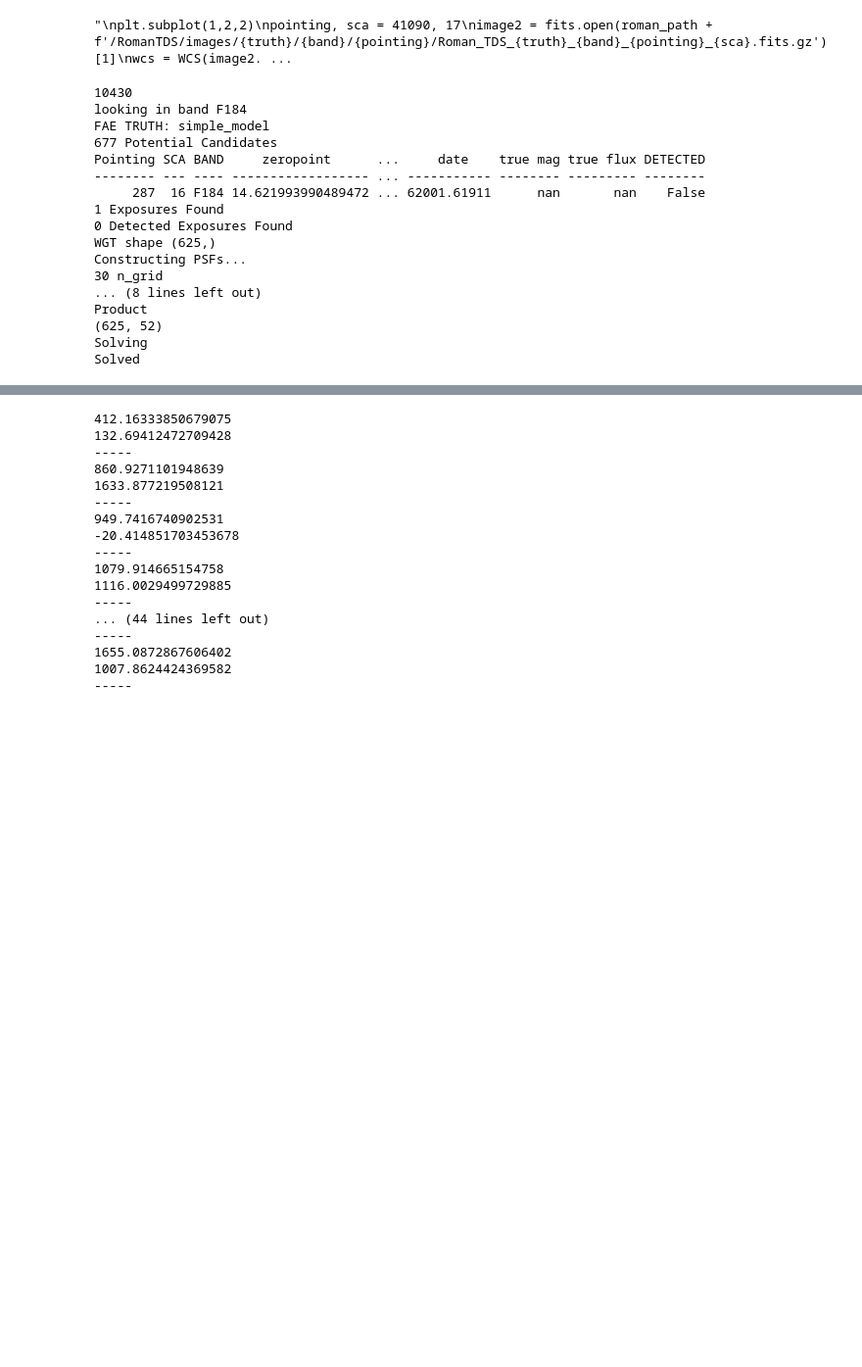
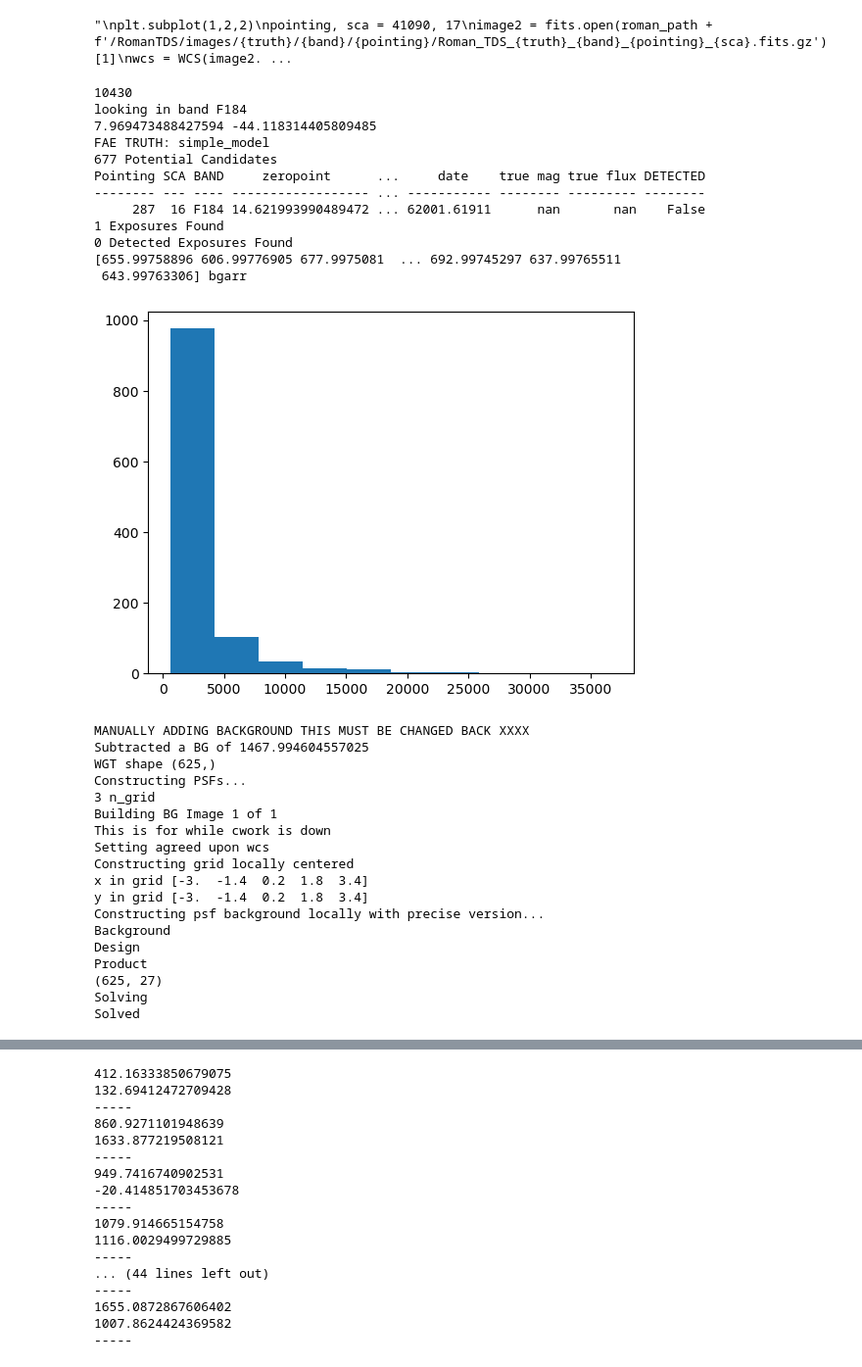
Before and after one commit to Roman-Supernova-PIT/campari, a Jupyter notebook: multismp.ipynb, the cells around one changed output, grey strips where cells are left out. Shown at 98% size. Cells and saved outputs as stored; diff of their text form; code cells hidden in the pictures; blank space fills up the shorter version.

```diff
--- a/multismp.ipynb
+++ b/multismp.ipynb
@@ -742,44 +781,59 @@ plt.scatter(xx,yy,s = 1, color = 'r')
 #ID = 20172782
 
 #ID = 90000055
 #ID = 70000282
 #ID = 20073665
 
 #ID = 50129236
 ID = 20055347
 
 #ID = 30597443
 
 #ID = 20170506
 snpath = '/global/cfs/cdirs/lsst/www/DESC_TD_PUBLIC/Roman+DESC/PQ+HDF5_ROMAN+LSST_LARGE'
 roman_path = '/global/cfs/cdirs/lsst/shared/external/roman-desc-sims/Roman_data'
 pqfile = find_parq(ID, snpath)
 print(pqfile)
 band = 'F184'
 ra, dec, p, s, start, end, peak = SNID_to_loc(ID, pqfile, date = True, band = band, snpath = snpath, roman_path = roman_path)
+print(ra,dec)
 test = MultiDetection(ra, dec, p, s, band, start, end, peak, snid = ID)
-nbg = 30
+nbg = 3
 
-test.runPhotometry(background = False, err = False, n_grid = nbg, maxbg = 0, maxdet = -1, roman_path = roman_path, \
-                  pointing_list = None, SCA_list = None, bare_bones = True)
+test.runPhotometry(background = True, err = False, n_grid = nbg, maxbg = 0, maxdet = -1, roman_path = roman_path, \
+                  pointing_list = None, SCA_list = None, bare_bones = False, precise = True)
 # %% [output]
 10430
 looking in band F184
+7.969473488427594 -44.118314405809485
 FAE TRUTH: simple_model
 677 Potential Candidates
 Pointing SCA BAND     zeropoint      ...     date    true mag true flux DETECTED
 -------- --- ---- ------------------ ... ----------- -------- --------- --------
      287  16 F184 14.621993990489472 ... 62001.61911      nan       nan    False
 1 Exposures Found
 0 Detected Exposures Found
-WGT shape (625,)
-Constructing PSFs...
-30 n_grid
-... (8 lines left out)
-Product
-(625, 52)
-Solving
-Solved
+[655.99758896 606.99776905 677.9975081  ... 692.99745297 637.99765511
+ 643.99763306] bgarr
+[figure, added]
+MANUALLY ADDING BACKGROUND THIS MUST BE CHANGED BACK XXXX
+Subtracted a BG of 1467.994604557025
+WGT shape (625,)
+Constructing PSFs...
+3 n_grid
+Building BG Image 1 of 1
+This is for while cwork is down
+Setting agreed upon wcs
+Constructing grid locally centered
+x in grid [-3.  -1.4  0.2  1.8  3.4]
+y in grid [-3.  -1.4  0.2  1.8  3.4]
+Constructing psf background locally with precise version...
+Background
+Design
+Product
+(625, 27)
+Solving
+Solved
 # %%
 
 from image_tools import clippedMean
```
Also changed, not shown: parts of 5 cells of this notebook, 2 other files.
